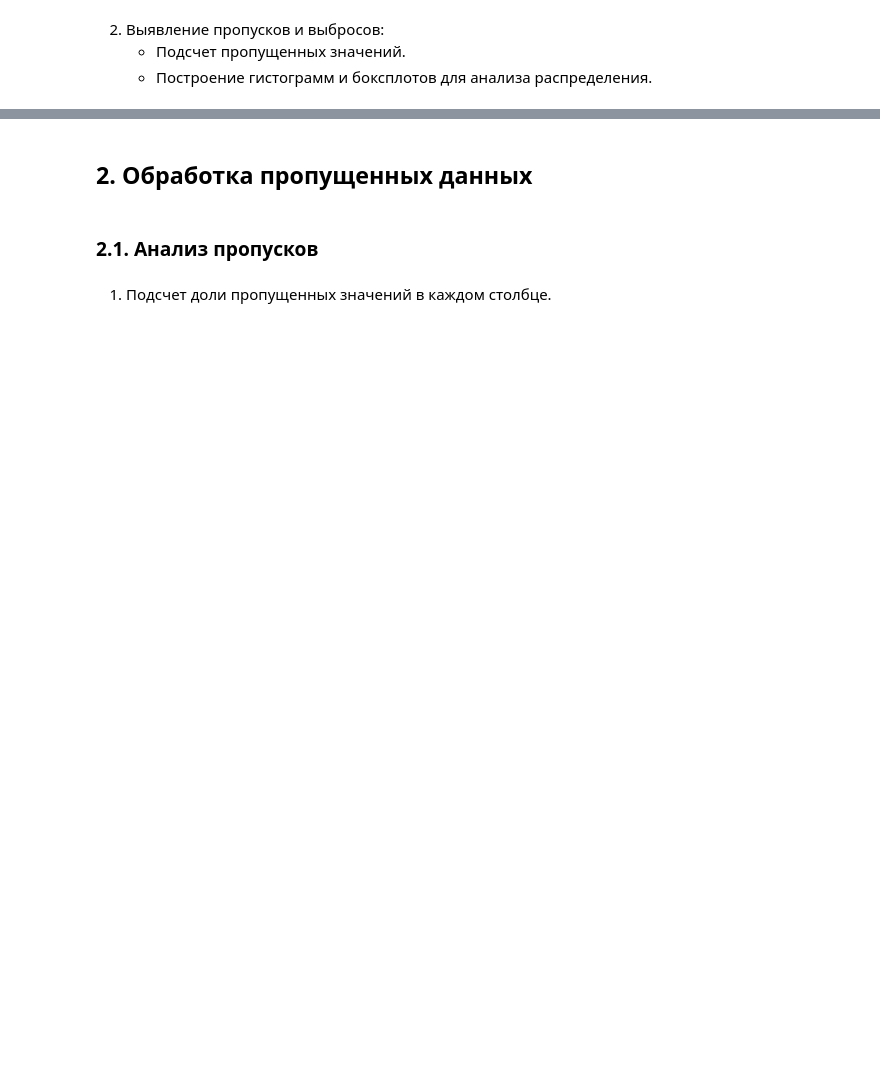
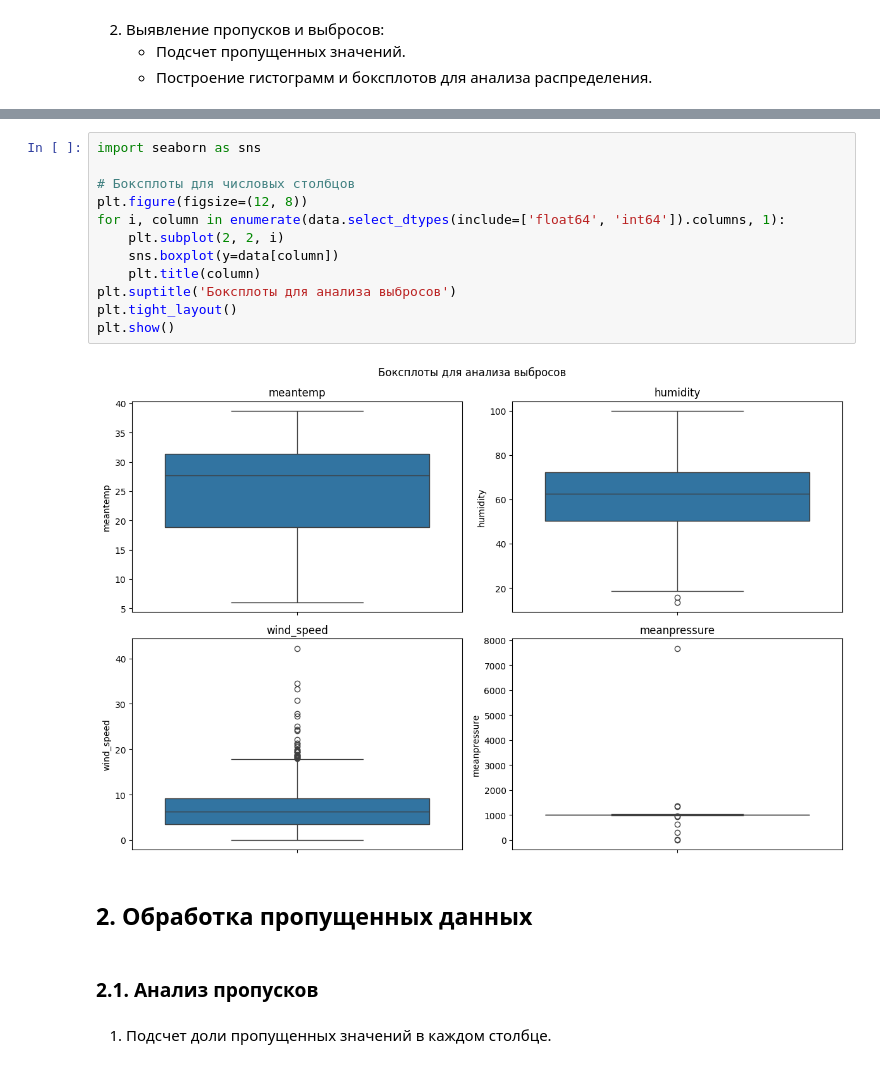
Before and after one commit to AyazMurtazin/PythonLibsPractice, a Jupyter notebook: TasksSolution.ipynb, the cells around one changed output, grey strips where cells are left out. Cells and saved outputs as stored; diff of their text form; blank space fills up the shorter version.

```diff
--- a/TasksSolution.ipynb
+++ b/TasksSolution.ipynb
@@ -39,3 +163,17 @@
+# %%
+import seaborn as sns
+
+# Боксплоты для числовых столбцов
+plt.figure(figsize=(12, 8))
+for i, column in enumerate(data.select_dtypes(include=['float64', 'int64']).columns, 1):
+    plt.subplot(2, 2, i)
+    sns.boxplot(y=data[column])
+    plt.title(column)
+plt.suptitle('Боксплоты для анализа выбросов')
+plt.tight_layout()
+plt.show()
+# %% [output]
+[figure, added]
 # %% [markdown]
 ## **2. Обработка пропущенных данных**
 # %% [markdown]
```
Also changed, not shown: parts of 22 cells of this notebook.
